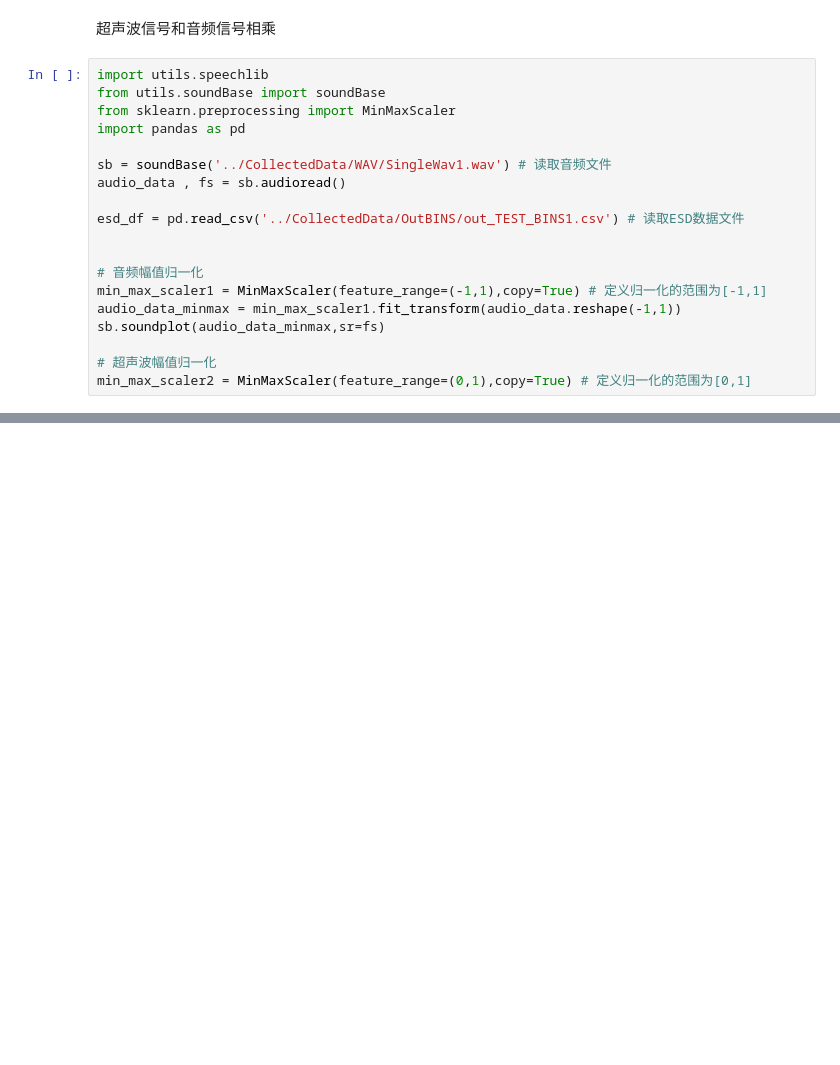
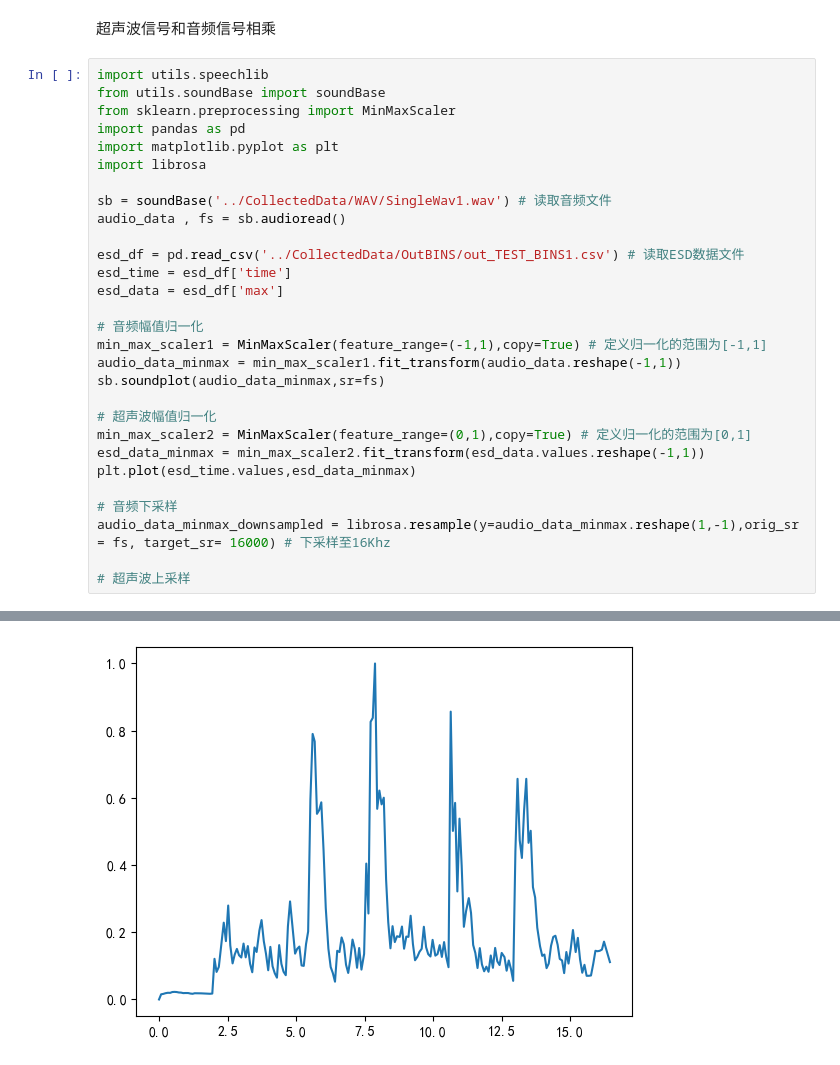
Before and after one commit to xjhhdyl/Alcohol_detection, a Jupyter notebook: code/data_preprocess.ipynb, the cells around one changed output, grey strips where cells are left out. Cells and saved outputs as stored; diff of their text form; blank space fills up the shorter version.

Commit message:
Changes to be committed: 	modified:   code/data_preprocess.ipynb 	modified:   code/utils/__pycache__/soundBase.cpython-37.pyc

```diff
--- a/code/data_preprocess.ipynb
+++ b/code/data_preprocess.ipynb
@@ -21,21 +19,32 @@ for i in dirlist:
 # %%
 import utils.speechlib
 from utils.soundBase import soundBase
 from sklearn.preprocessing import MinMaxScaler
 import pandas as pd
+import matplotlib.pyplot as plt
+import librosa
 
 sb = soundBase('../CollectedData/WAV/SingleWav1.wav') # 读取音频文件
 audio_data , fs = sb.audioread()
 
 esd_df = pd.read_csv('../CollectedData/OutBINS/out_TEST_BINS1.csv') # 读取ESD数据文件
-
+esd_time = esd_df['time']
+esd_data = esd_df['max']
 
 # 音频幅值归一化
 min_max_scaler1 = MinMaxScaler(feature_range=(-1,1),copy=True) # 定义归一化的范围为[-1,1]
 audio_data_minmax = min_max_scaler1.fit_transform(audio_data.reshape(-1,1))
 sb.soundplot(audio_data_minmax,sr=fs)
 
 # 超声波幅值归一化
 min_max_scaler2 = MinMaxScaler(feature_range=(0,1),copy=True) # 定义归一化的范围为[0,1]
+esd_data_minmax = min_max_scaler2.fit_transform(esd_data.values.reshape(-1,1))
+plt.plot(esd_time.values,esd_data_minmax)
+
+# 音频下采样
+audio_data_minmax_downsampled = librosa.resample(y=audio_data_minmax.reshape(1,-1),orig_sr = fs, target_sr= 16000) # 下采样至16Khz
+
+# 超声波上采样
 # %% [output]
 [figure]
+[figure, added]
```
Also changed, not shown: parts of 1 cell of this notebook.
